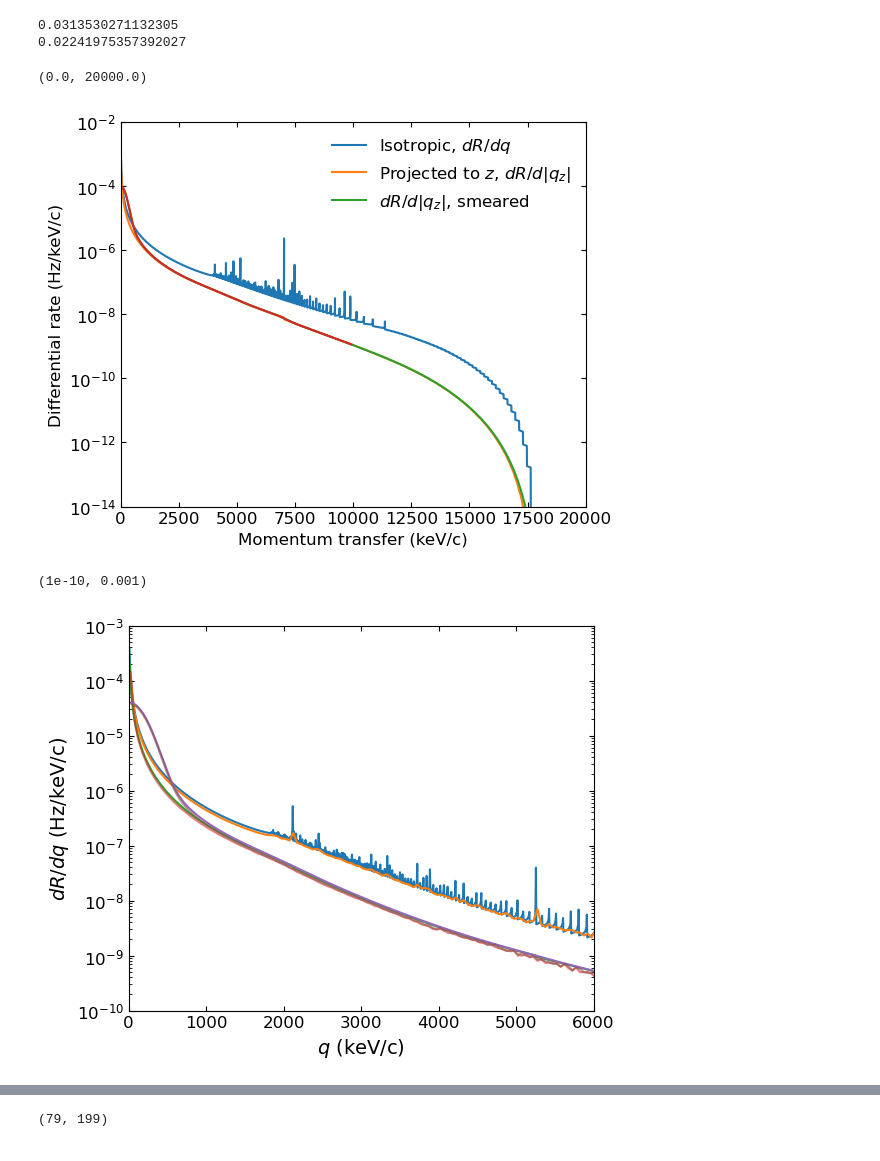
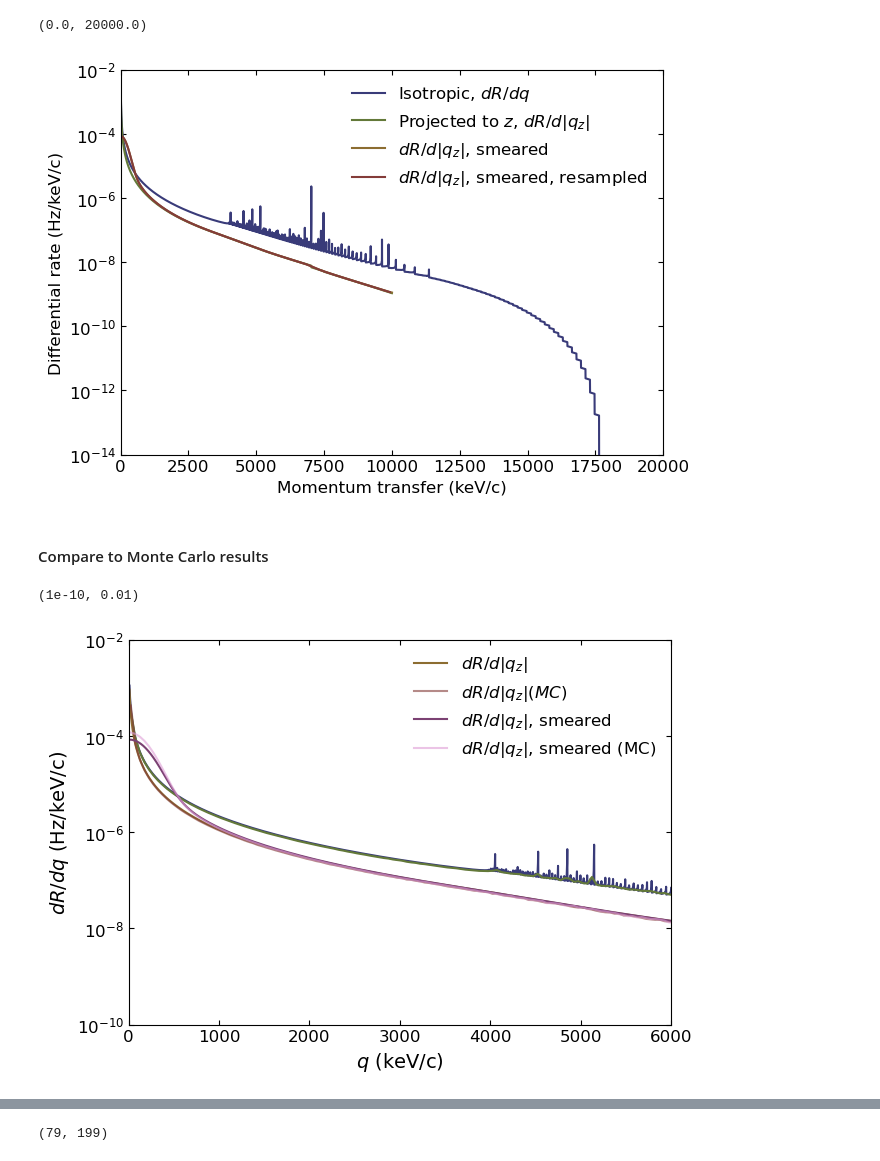
Before and after one commit to yuhants/dm_nanospheres, a Jupyter notebook: analysis_notebooks/20250303_smooth_dm_rate.ipynb, the cells around one changed output, grey strips where cells are left out. Drawn from its saved outputs; the diff is of its cells as text; code cells hidden in the pictures.

Commit message:
fix bugs in dm rate smoothing

```diff
--- a/analysis_notebooks/20250303_smooth_dm_rate.ipynb
+++ b/analysis_notebooks/20250303_smooth_dm_rate.ipynb
@@ -6,21 +6,7 @@ from scipy.signal import savgol_filter
 import sys
 sys.path.append('../')
 import analysis_utils as utils
+utils.load_plotting_setting()
-# %%
-params = {'figure.figsize': (6, 5),
-            # 'axes.prop_cycle': default_cycler,
-            'axes.titlesize': 14,
-            'legend.fontsize': 12,
-            'axes.labelsize': 14,
-            'axes.titlesize': 14,
-            'xtick.labelsize': 12,
-            'ytick.labelsize': 12,
-            'xtick.direction': 'in',
-            'ytick.direction': 'in',
-            'xtick.top': True,
-            'ytick.right': True
-            }
-plt.rcParams.update(params)
 # %%
 def get_random_q_samples(qq, drdq, rr):
     norm_factor = np.trapz(drdq, qq)
@@ -31,18 +17,4 @@ def get_random_q_samples(qq, drdq, rr):
 
     qq_sampled = np.interp(rr, Fc_drdq_norm, qq, left=0, right=0)
     return qq_sampled, norm_factor
-
-def get_drdqz(qq, drdq):
-    ret = np.empty_like(drdq)
-    drdq_iso = drdq / (4 * np.pi * qq**2)
-
-    for i, q in enumerate(qq):
-        xx = qq[qq >= q]
-        integrand = drdq_iso[qq >= q]
-
-        # Another factor of two because we want rate
-        # for both +z and -z
-        ret[i] = 2 * 2 * np.pi * np.trapz(integrand*xx, xx)
-
-    return ret
 # %%
@@ -91,28 +98,31 @@ drdqz_smeared = smear_drdqz_gauss(qq, drdqz, 180)
 # %%
+_qq, drdqz = get_drdqz(qq, drdq)
+_qq, drdqz_smeared = smear_drdqz_gauss(_qq, drdqz, 180)
+
 bins = np.arange(0, 10000, 50)  # keV
 bc = 0.5 * (bins[:-1] + bins[1:])
 
-drdqz_smeared_resampled = np.interp(bc, qq, drdqz_smeared)
+drdqz_smeared_resampled = np.interp(bc, _qq, drdqz_smeared)
 # %%
-print(np.trapz(drdq, qq))
-print(np.trapz(drdqz, qq))
+# print(np.trapz(drdq, qq))
+# print(np.trapz(drdqz, qq))
 
 plt.plot(qq, drdq, label='Isotropic, $dR/dq$')
-plt.plot(qq, drdqz, label='Projected to $z$, $dR/d|q_z|$')
-plt.plot(qq, drdqz_smeared, label='$dR/d|q_z|$, smeared')
-plt.plot(bc, drdqz_smeared_resampled)
+plt.plot(_qq, drdqz, label='Projected to $z$, $dR/d|q_z|$')
+plt.plot(_qq, drdqz_smeared, label='$dR/d|q_z|$, smeared')
+plt.plot(bc, drdqz_smeared_resampled, label='$dR/d|q_z|$, smeared, resampled')
 
 plt.yscale('log')
 
 plt.legend(frameon=False)
 plt.xlabel('Momentum transfer (keV/c)', fontsize=12)
 plt.ylabel('Differential rate (Hz/keV/c)', fontsize=12)
 
 plt.ylim(1e-14, 1e-2)
 plt.xlim(0, 20000)
 # %% [output]
-0.0313530271132305
-0.02241975357392027
+(0.0, 20000.0)
-(0.0, 20000.0)
-[figure, old version]
+[figure, new version]
+# %% [markdown]
+#### Compare to Monte Carlo results
 # %%
@@ -137,25 +147,26 @@ hhy, be  = np.histogram(np.abs(qq_sampled * np.sqrt(1 - uu**2) * np.sin(phiphi))
 hhz, be  = np.histogram(np.abs(qq_sampled * uu), bins=np.arange(0, qmax, 50), density=True)
 hhzn, be = np.histogram(np.abs(qq_sampled * uu + noise_gaussian), bins=bins_sample, density=True)
 # %%
-bc = 0.5 * (bins_sample[1:] + bins_sample[:-1])
+bc_mc = 0.5 * (bins_sample[1:] + bins_sample[:-1])
 
 plt.plot(qq, drdq)
-plt.plot(bc, hh*norm)
+plt.plot(bc_mc, hh*norm)
 
-plt.plot(qq, drdqz)
-# plt.plot(bc, hhx*norm, alpha=0.4)
-# plt.plot(bc, hhy*norm, alpha=0.4)
-plt.plot(bc, hhz*norm, alpha=0.6)
+plt.plot(_qq, drdqz, label=r'$dR/d|q_z|$')
+# plt.plot(bc_mc, hhx*norm, alpha=0.4)
+# plt.plot(bc_mc, hhy*norm, alpha=0.4)
+plt.plot(bc_mc, hhz*norm, alpha=0.6, label=r'$dR/d|q_z| (MC)$')
 
-plt.plot(qq, drdqz_smeared)
-plt.plot(bc, hhzn*norm, alpha=0.6)
+plt.plot(_qq, drdqz_smeared, label=r'$dR/d|q_z|$, smeared')
+plt.plot(bc_mc, hhzn*norm, alpha=0.6, label=r'$dR/d|q_z|$, smeared (MC)')
 
+plt.legend(frameon=False)
 plt.yscale('log')
 plt.xlabel('$q$ (keV/c)')
 plt.ylabel('$dR/dq$ (Hz/keV/c)')
 
 plt.xlim(0, 6000)
-plt.ylim(1e-10, 1e-3)
+plt.ylim(1e-10, 1e-2)
 # %% [output]
-(1e-10, 0.001)
+(1e-10, 0.01)
-[figure, old version]
+[figure, new version]
```
Also changed, not shown: parts of 5 cells of this notebook, 5 other files.
